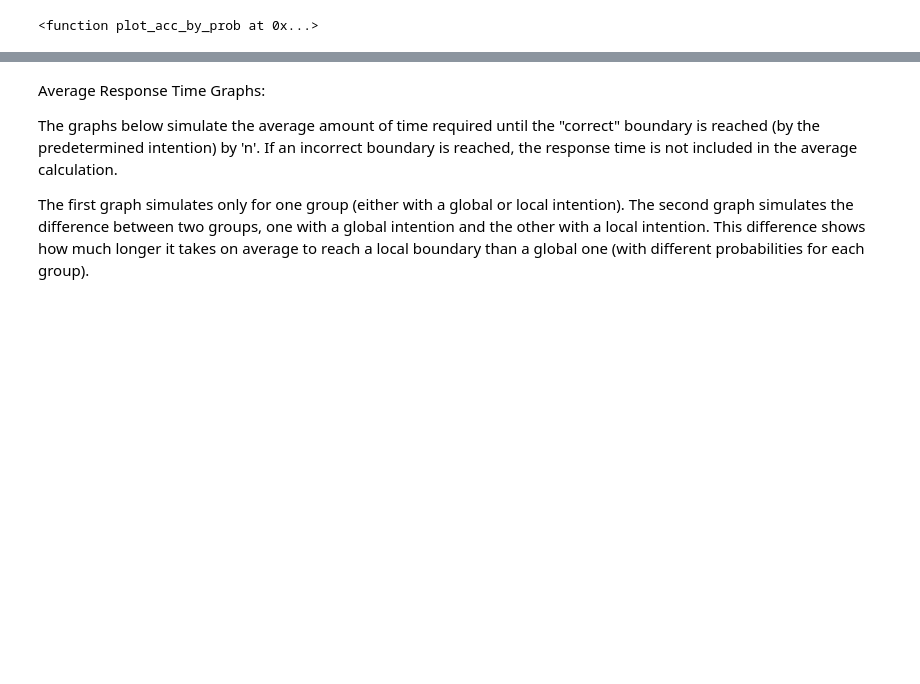
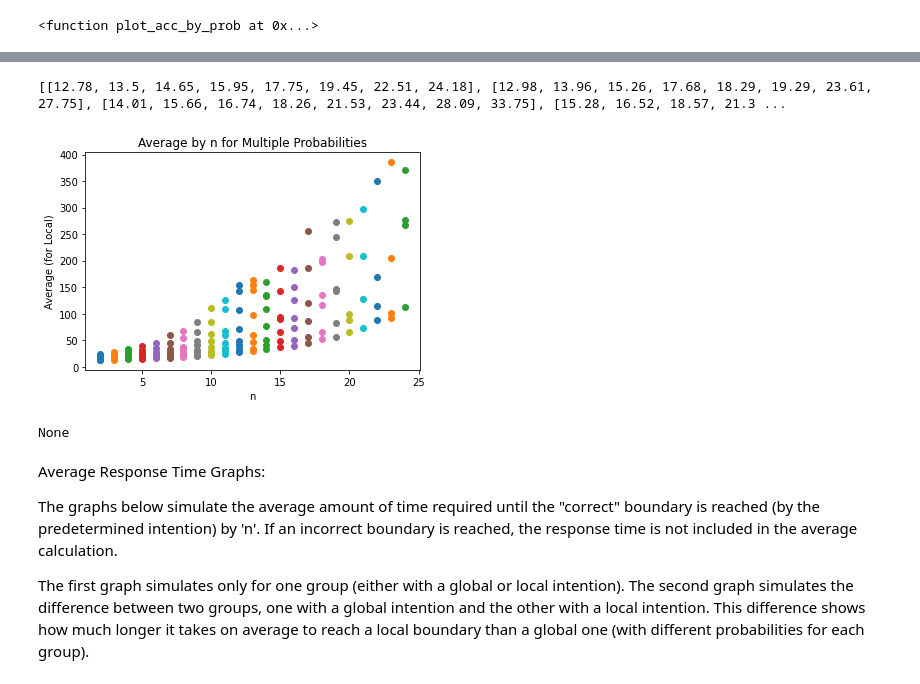
Before and after one commit to yGit741/comdepri, a Jupyter notebook: accuracy_simulation_210121.ipynb, the cells around one changed output, grey strips where cells are left out. Cells and saved outputs as stored; diff of their text form; code cells hidden in the pictures; blank space fills up the shorter version.

Commit message:
New colorful functions

```diff
--- a/accuracy_simulation_210121.ipynb
+++ b/accuracy_simulation_210121.ipynb
@@ -194,3 +201,32 @@ av time is (0.0, nan, 51.45)
+# %%
+def plot_average_of_mult_prob_by_n(N=100, nmin=2, nmax=25, nstep = 1, probmin=3, probmax=25, probstep=3, global_s=0.55, local_s=0.45, intention = 'local'):
+    n_range = np.array(range(nmin,nmax,nstep))
+    prob_range = np.array(range(probmin,probmax,probstep))
+    lst_for_plot=[]
+    for n in n_range:
+      av_by_prob = lambda y: df_average(N=N, p_global=y, global_s=global_s, local_s=local_s, n=n, intention=intention)
+      ar_av = np.array([av_by_prob(yi) for yi in prob_range])
+
+      average_for_plot = ar_av[:,1]
+      average_for_plot_float_array = [float(i) for i in average_for_plot]
+      lst_for_plot.append(average_for_plot_float_array)
+
+    print(lst_for_plot)
+
+    for xe, ye in zip(n_range, lst_for_plot):
+      plt.scatter([xe]*len(ye), ye)
+
+    plt.title('Average by n for Multiple Probabilities')
+    plt.xlabel('n')
+    plt.ylabel('Average (for Local)')
+    return plt.show()
+
+print(plot_average_of_mult_prob_by_n())
+#we should add to this function only those where the accuracy is higher than 80%
+# %% [output]
+[[12.78, 13.5, 14.65, 15.95, 17.75, 19.45, 22.51, 24.18], [12.98, 13.96, 15.26, 17.68, 18.29, 19.29, 23.61, 27.75], [14.01, 15.66, 16.74, 18.26, 21.53, 23.44, 28.09, 33.75], [15.28, 16.52, 18.57, 21.3 ...
+[figure, added]
+None
 # %% [markdown]
 Average Response Time Graphs:
 
```
Also changed, not shown: parts of 2 cells of this notebook.
